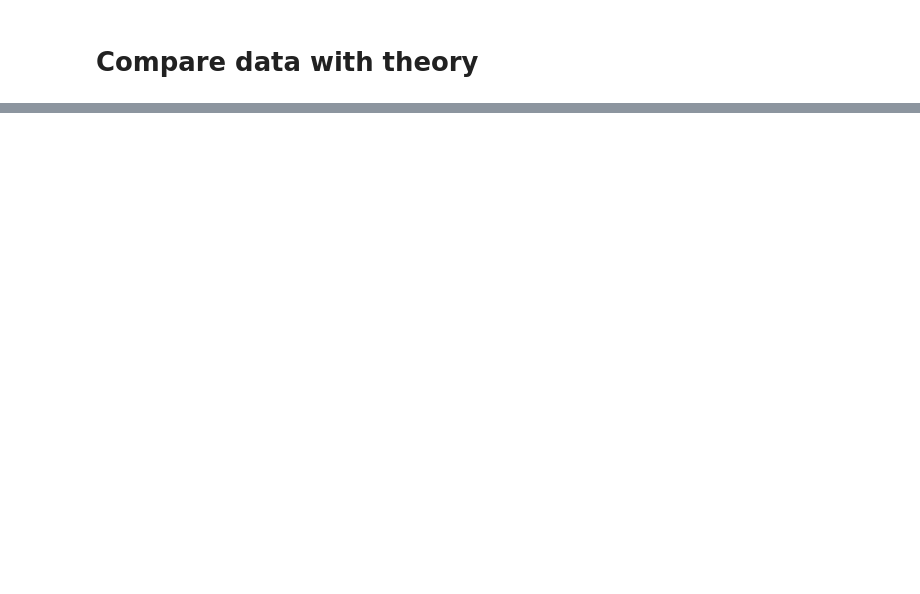
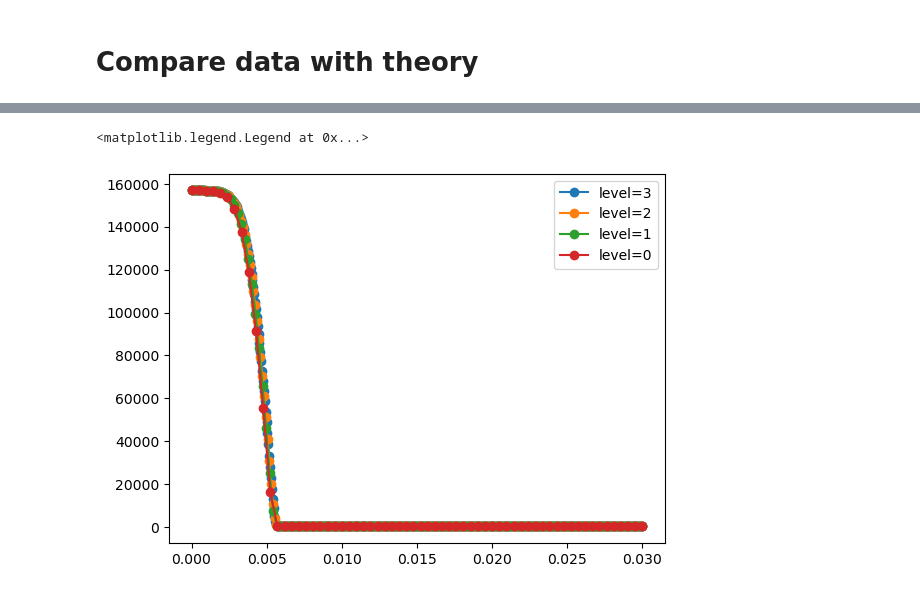
Before and after one commit to chequp-org/chequp, a Jupyter notebook: sim_folder/analysis/Analysis.ipynb, the cells around one changed output, grey strips where cells are left out. Drawn from its saved outputs; the diff is of its cells as text; code cells hidden in the pictures; blank space fills up the shorter version.

```diff
--- a/sim_folder/analysis/Analysis.ipynb
+++ b/sim_folder/analysis/Analysis.ipynb
@@ -55,13 +61,17 @@ plt.title(f'Density at t={t*1.e9:.1f} ns')
 # %%
 # plot data at difference resolutions
-quantity = 'pressure'
+quantity = 'temperature'
+t = 0.e-9
 
 plt.clf()
 for level in range(3,-1,-1):
-    r, q, t = cs.extract_data( 1.e-9, quantity, level)
+    r, q, t = cs.extract_data( t, quantity, level)
     plt.plot(r, q, '-o', label='level=%d'%level)
     if level == 3:
         r_th = r
         t_th = t
 #plt.plot( r_th, sol.evaluate( quantity, r_th, t_th ), 'k--', label='analytical' )
 plt.legend(loc=0)
+# %% [output]
+<matplotlib.legend.Legend at 0x...>
+[figure, added]
```
Also changed, not shown: parts of 16 cells of this notebook, 2 other files.
